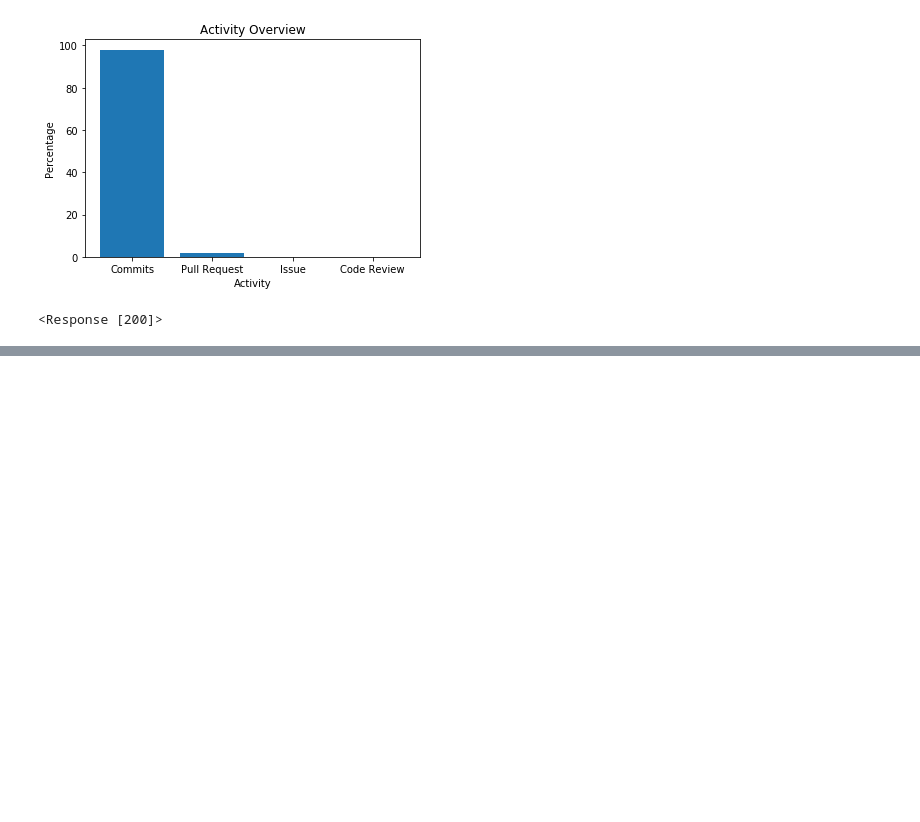
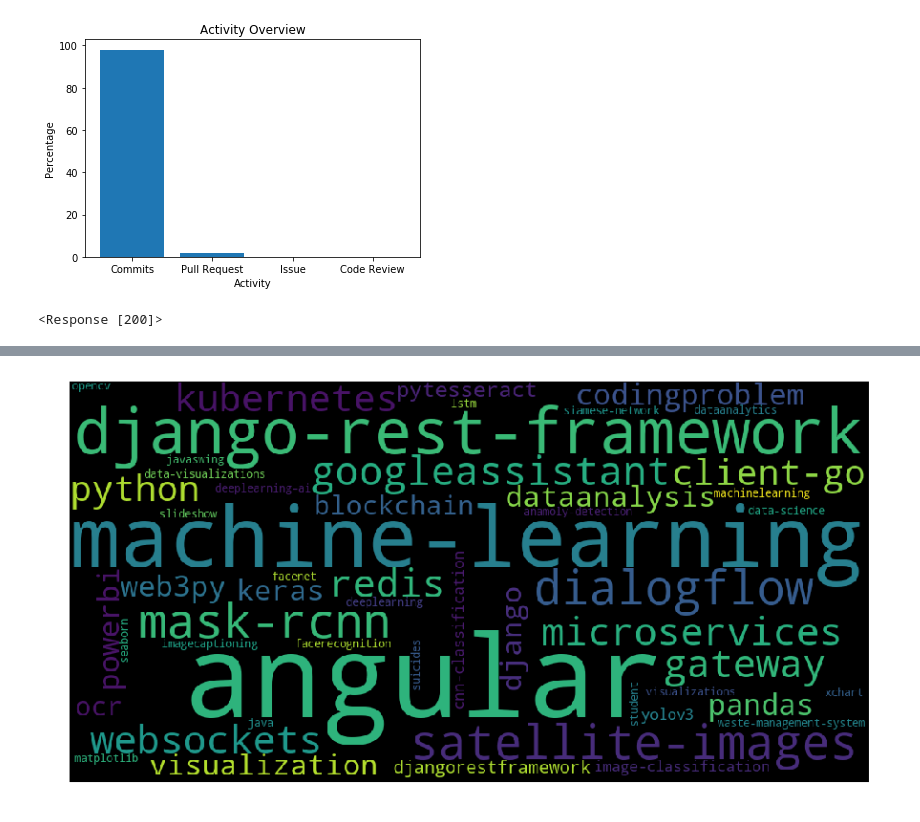
Before and after one commit to shlokashah/Github-Scrape, a Jupyter notebook: github_scrape.ipynb, the cells around one changed output, grey strips where cells are left out. Cells and saved outputs as stored; diff of their text form; code cells hidden in the pictures; blank space fills up the shorter version.

```diff
--- a/github_scrape.ipynb
+++ b/github_scrape.ipynb
@@ -348,0 +317,20 @@ word_cloud(overall_language,'Languages Used by the User')
+# %%
+# print(topics)
+all_topics = []
+for i in topics:
+    for j in i:
+        all_topics.append(j.text.strip().rstrip('\n'))
+# all_topics
+# %%
+from collections import Counter
+word_could_dict=Counter(all_topics)
+wordcloud = WordCloud(width = 1000, height = 500).generate_from_frequencies(word_could_dict)
+
+plt.figure(figsize=(15,8))
+plt.imshow(wordcloud)
+plt.axis("off")
+plt.show()
+plt.savefig('yourfile.png', bbox_inches='tight')
+plt.close()
+# %% [output]
+[figure, added]
```
Also changed, not shown: parts of 12 cells of this notebook, 1 other file.
